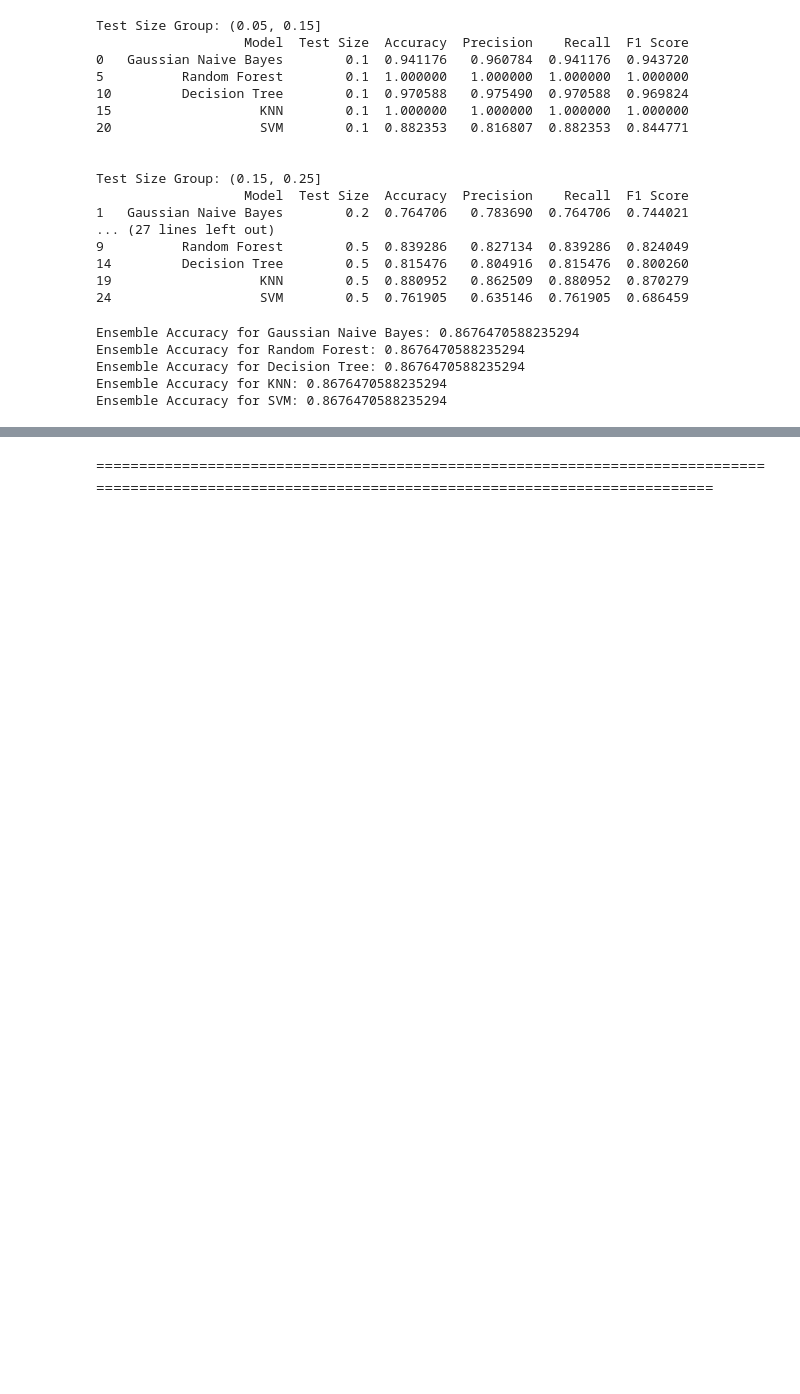
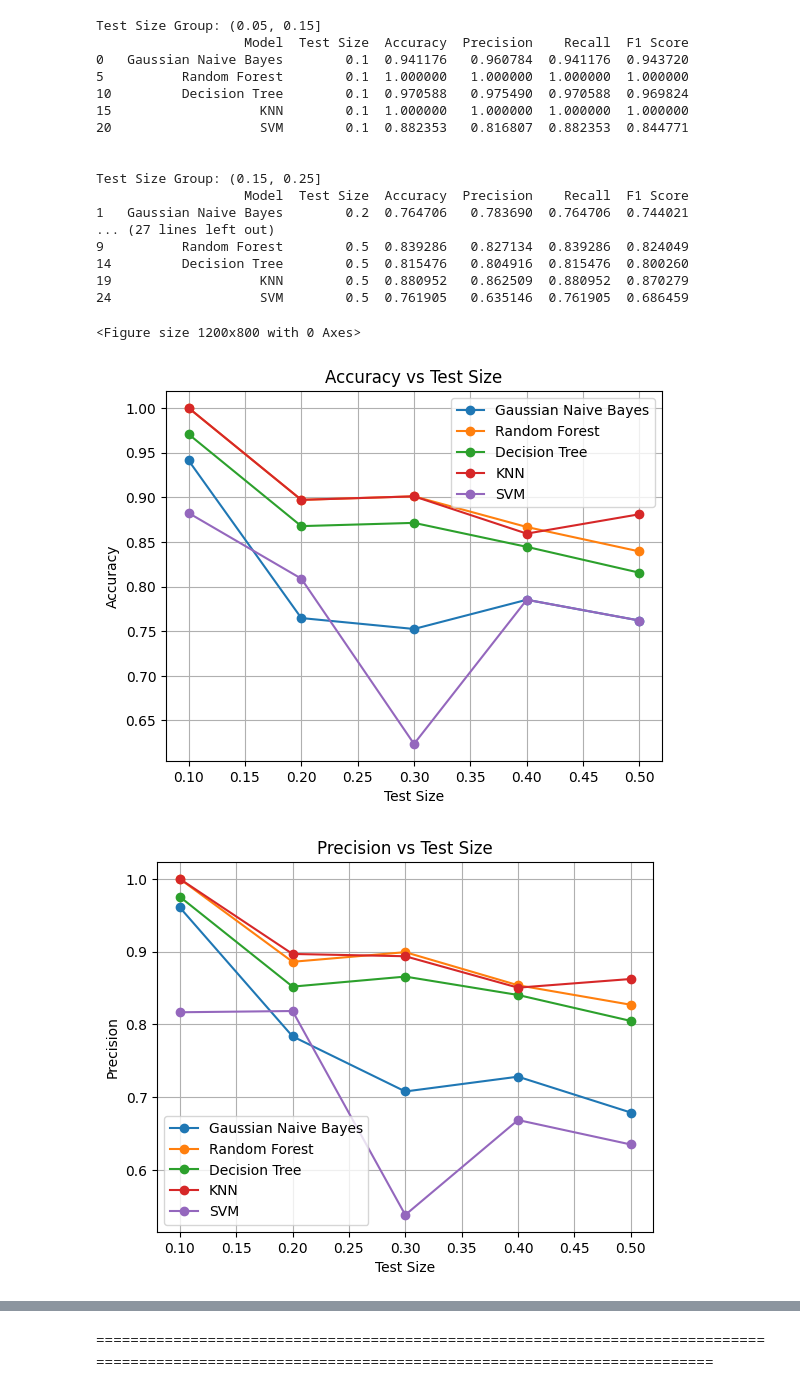
Before and after one commit to rezabdl/Bagging, a Jupyter notebook: bagging.ipynb, the cells around one changed output, grey strips where cells are left out. Drawn from its saved outputs; the diff is of its cells as text; code cells hidden in the pictures; blank space fills up the shorter version.

```diff
--- a/bagging.ipynb
+++ b/bagging.ipynb
@@ -287,16 +137,0 @@ F1-score: 0.6864587794764306
-# %%
-# Define base classifier
-base_classifier = DecisionTreeClassifier()
-
-# Define Bagging classifier
-bagging_classifier = BaggingClassifier(estimator=base_classifier, n_estimators=10, random_state=42)
-
-# Train the Bagging classifier
-bagging_classifier.fit(x_train, y_train)
-
-# Make predictions
-y_pred = bagging_classifier.predict(x_test)
-
-# Calculate accuracy
-accuracy = accuracy_score(y_test, y_pred)
-print("Accuracy:", accuracy)
@@ -524,40 +357,27 @@ Test Size Group: (0.15, 0.25]
 14         Decision Tree        0.5  0.815476   0.804916  0.815476  0.800260
 19                   KNN        0.5  0.880952   0.862509  0.880952  0.870279
 24                   SVM        0.5  0.761905   0.635146  0.761905  0.686459
-# %%
-# Inisialisasi base classifiers
-base_classifiers = [
-    ('Gaussian Naive Bayes', GaussianNB()),
-    ('Random Forest', RandomForestClassifier(random_state=42)),
-    ('Decision Tree', DecisionTreeClassifier(random_state=42)),
-    ('KNN', KNeighborsClassifier()),
-    ('SVM', SVC(kernel='linear', random_state=42))
-]
-
-# Split data ke dalam training dan testing set
-x_train, x_test, y_train, y_test = train_test_split(x, y, test_size=0.2, random_state=42)
-
-# Inisialisasi Bagging Classifier dengan base classifiers
-bagging_classifier = BaggingClassifier(estimator=None, n_estimators=10, random_state=42)
-
-# Latih Bagging Classifier dengan base classifiers yang di-loop
-for name, clf in base_classifiers:
-    # Set base estimator dari Bagging Classifier
-    bagging_classifier.base_estimator_ = clf
-
-    # Latih Bagging Classifier
-    bagging_classifier.fit(x_train, y_train)
-
-    # Lakukan prediksi menggunakan setiap model dalam ensemble pada data uji
-    ensemble_predictions = bagging_classifier.predict(x_test)
-
-    # Hitung akurasi dari hasil prediksi ensemble
-    ensemble_accuracy = accuracy_score(y_test, ensemble_predictions)
-
-    print(f"Ensemble Accuracy for {name}: {ensemble_accuracy}")
-# %% [output]
-Ensemble Accuracy for Gaussian Naive Bayes: 0.8676470588235294
-Ensemble Accuracy for Random Forest: 0.8676470588235294
-Ensemble Accuracy for Decision Tree: 0.8676470588235294
-Ensemble Accuracy for KNN: 0.8676470588235294
-Ensemble Accuracy for SVM: 0.8676470588235294
+# %%
+# Plotting line charts for each metric
+models = df_results['Model'].unique()
+
+plt.figure(figsize=(12, 8))
+
+# Plotting for each metric
+for metric in ['Accuracy', 'Precision', 'Recall', 'F1 Score']:
+    plt.figure()
+    plt.title(metric + ' vs Test Size')
+
+    for model in models:
+        model_data = df_results[df_results['Model'] == model]
+        plt.plot(model_data['Test Size'], model_data[metric], marker='o', label=model)
+
+    plt.xlabel('Test Size')
+    plt.ylabel(metric)
+    plt.legend()
+    plt.grid(True)
+    plt.show()
+# %% [output]
+<Figure size 1200x800 with 0 Axes>
+[figure, added]
+[figure, added]
```
Also changed, not shown: parts of 10 cells of this notebook.
